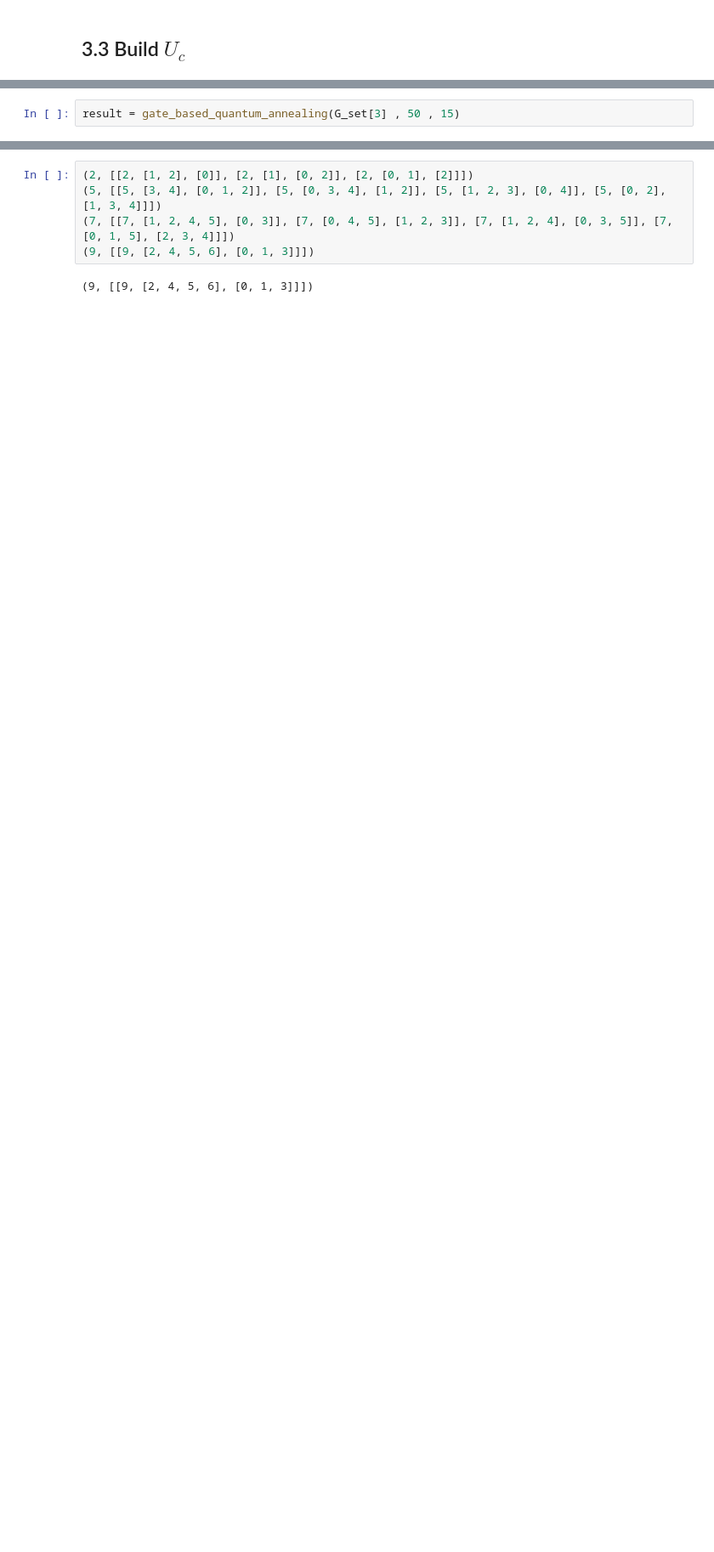
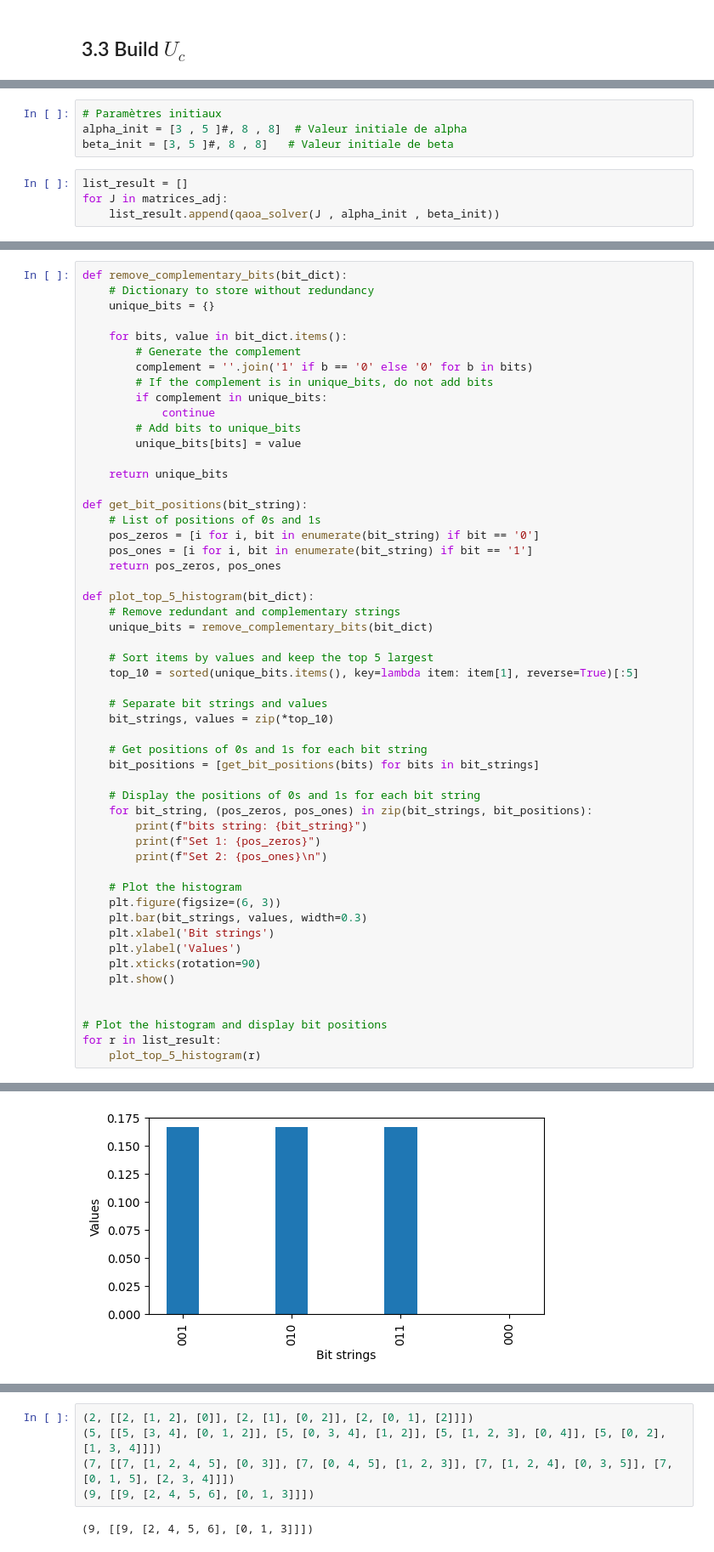
Before and after one commit to darkmatter2000/Maxcut_qaoa_and_annealing, a Jupyter notebook: quantum_maxcut.ipynb, the cells around one changed output, grey strips where cells are left out. Shown at 85% size. Cells and saved outputs as stored; diff of their text form; blank space fills up the shorter version.

```diff
--- a/quantum_maxcut.ipynb
+++ b/quantum_maxcut.ipynb
@@ -426,2 +379,0 @@ def gate_based_quantum_annealing(graphe , neta , m):
-# %%
-result = gate_based_quantum_annealing(G_set[3] , 50 , 15)
@@ -433,0 +437,8 @@ plot_histogram(result)
+# %%
+# Paramètres initiaux
+alpha_init = [3 , 5 ]#, 8 , 8]  # Valeur initiale de alpha
+beta_init = [3, 5 ]#, 8 , 8]   # Valeur initiale de beta
+# %%
+list_result = []
+for J in matrices_adj:
+    list_result.append(qaoa_solver(J , alpha_init , beta_init))
@@ -433,0 +447,54 @@ plot_histogram(result)
+# %%
+def remove_complementary_bits(bit_dict):
+    # Dictionary to store without redundancy
+    unique_bits = {}
+
+    for bits, value in bit_dict.items():
+        # Generate the complement
+        complement = ''.join('1' if b == '0' else '0' for b in bits)
+        # If the complement is in unique_bits, do not add bits
+        if complement in unique_bits:
+            continue
+        # Add bits to unique_bits
+        unique_bits[bits] = value
+
+    return unique_bits
+
+def get_bit_positions(bit_string):
+    # List of positions of 0s and 1s
+    pos_zeros = [i for i, bit in enumerate(bit_string) if bit == '0']
+    pos_ones = [i for i, bit in enumerate(bit_string) if bit == '1']
+    return pos_zeros, pos_ones
+
+def plot_top_5_histogram(bit_dict):
+    # Remove redundant and complementary strings
+    unique_bits = remove_complementary_bits(bit_dict)
+
+    # Sort items by values and keep the top 5 largest
+    top_10 = sorted(unique_bits.items(), key=lambda item: item[1], reverse=True)[:5]
+
+    # Separate bit strings and values
+    bit_strings, values = zip(*top_10)
+
+    # Get positions of 0s and 1s for each bit string
+    bit_positions = [get_bit_positions(bits) for bits in bit_strings]
+
+    # Display the positions of 0s and 1s for each bit string
+    for bit_string, (pos_zeros, pos_ones) in zip(bit_strings, bit_positions):
+        print(f"bits string: {bit_string}")
+        print(f"Set 1: {pos_zeros}")
+        print(f"Set 2: {pos_ones}\n")
+
+    # Plot the histogram
+    plt.figure(figsize=(6, 3))
+    plt.bar(bit_strings, values, width=0.3)
+    plt.xlabel('Bit strings')
+    plt.ylabel('Values')
+    plt.xticks(rotation=90)
+    plt.show()
+
+
+# Plot the histogram and display bit positions
+for r in list_result:
+    plot_top_5_histogram(r)
+# %% [output]
@@ -433,0 +516 @@ plot_histogram(result)
+[figure, added]
```
Also changed, not shown: parts of 26 cells of this notebook.
